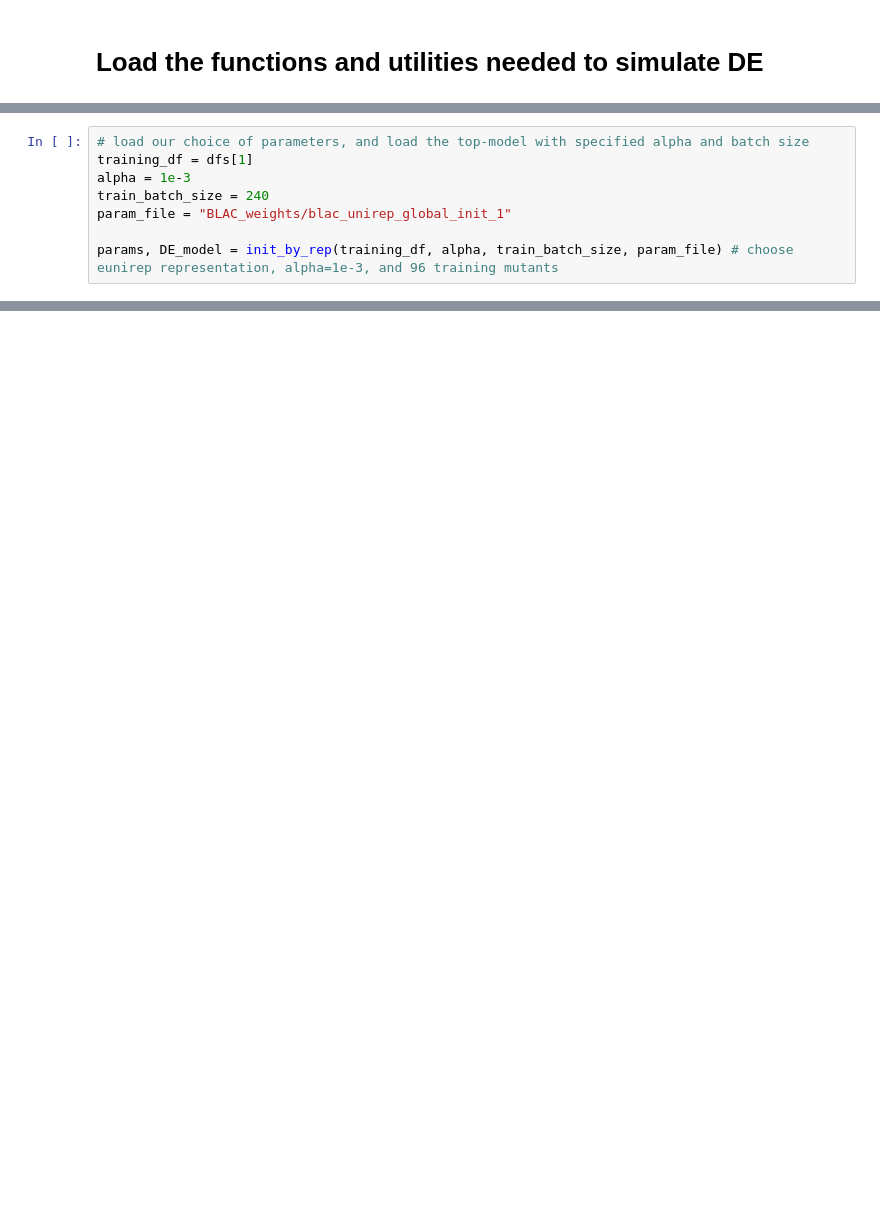
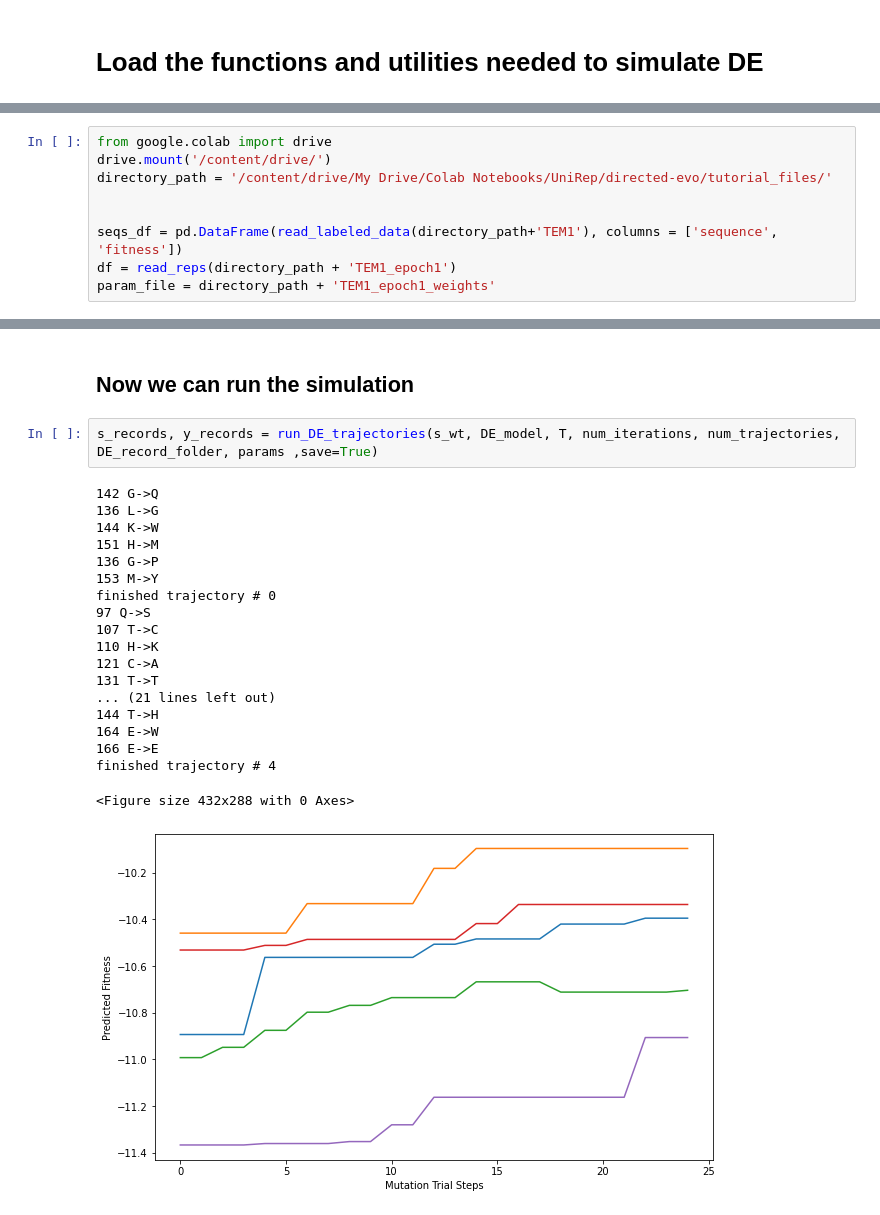
Before and after one commit to ivanjayapurna/low-n-protein-engineering, a Jupyter notebook: directed-evo/DE_notebook.ipynb, the cells around one changed output, grey strips where cells are left out. Drawn from its saved outputs; the diff is of its cells as text; blank space fills up the shorter version.

Commit message:
updated directed evolution tutorial ipython notebook

```diff
--- a/directed-evo/DE_notebook.ipynb
+++ b/directed-evo/DE_notebook.ipynb
@@ -592,8 +161,0 @@ df_names = ['unirep', 'eunirep', 'one hot']
-# %%
-# load our choice of parameters, and load the top-model with specified alpha and batch size
-training_df = dfs[1]
-alpha = 1e-3
-train_batch_size = 240
-param_file = "BLAC_weights/blac_unirep_global_init_1"
-
-params, DE_model = init_by_rep(training_df, alpha, train_batch_size, param_file) # choose eunirep representation, alpha=1e-3, and 96 training mutants
@@ -696,0 +280,9 @@ seqs = np.loadtxt(gdrive_path+"DE_records/"+ traj_name + "_seqs.txt",dtype=str)
+# %%
+from google.colab import drive
+drive.mount('/content/drive/')
+directory_path = '/content/drive/My Drive/Colab Notebooks/UniRep/directed-evo/tutorial_files/'
+
+
+seqs_df = pd.DataFrame(read_labeled_data(directory_path+'TEM1'), columns = ['sequence', 'fitness'])
+df = read_reps(directory_path + 'TEM1_epoch1')
+param_file = directory_path + 'TEM1_epoch1_weights'
@@ -696,0 +391,24 @@ seqs = np.loadtxt(gdrive_path+"DE_records/"+ traj_name + "_seqs.txt",dtype=str)
+# %% [markdown]
+## Now we can run the simulation
+# %%
+s_records, y_records = run_DE_trajectories(s_wt, DE_model, T, num_iterations, num_trajectories, DE_record_folder, params ,save=True)
+# %% [output]
+142 G->Q
+136 L->G
+144 K->W
+151 H->M
+136 G->P
+153 M->Y
+finished trajectory # 0
+97 Q->S
+107 T->C
+110 H->K
+121 C->A
+131 T->T
+... (21 lines left out)
+144 T->H
+164 E->W
+166 E->E
+finished trajectory # 4
+<Figure size 432x288 with 0 Axes>
+[figure, added]
```
Also changed, not shown: parts of 59 cells of this notebook.
